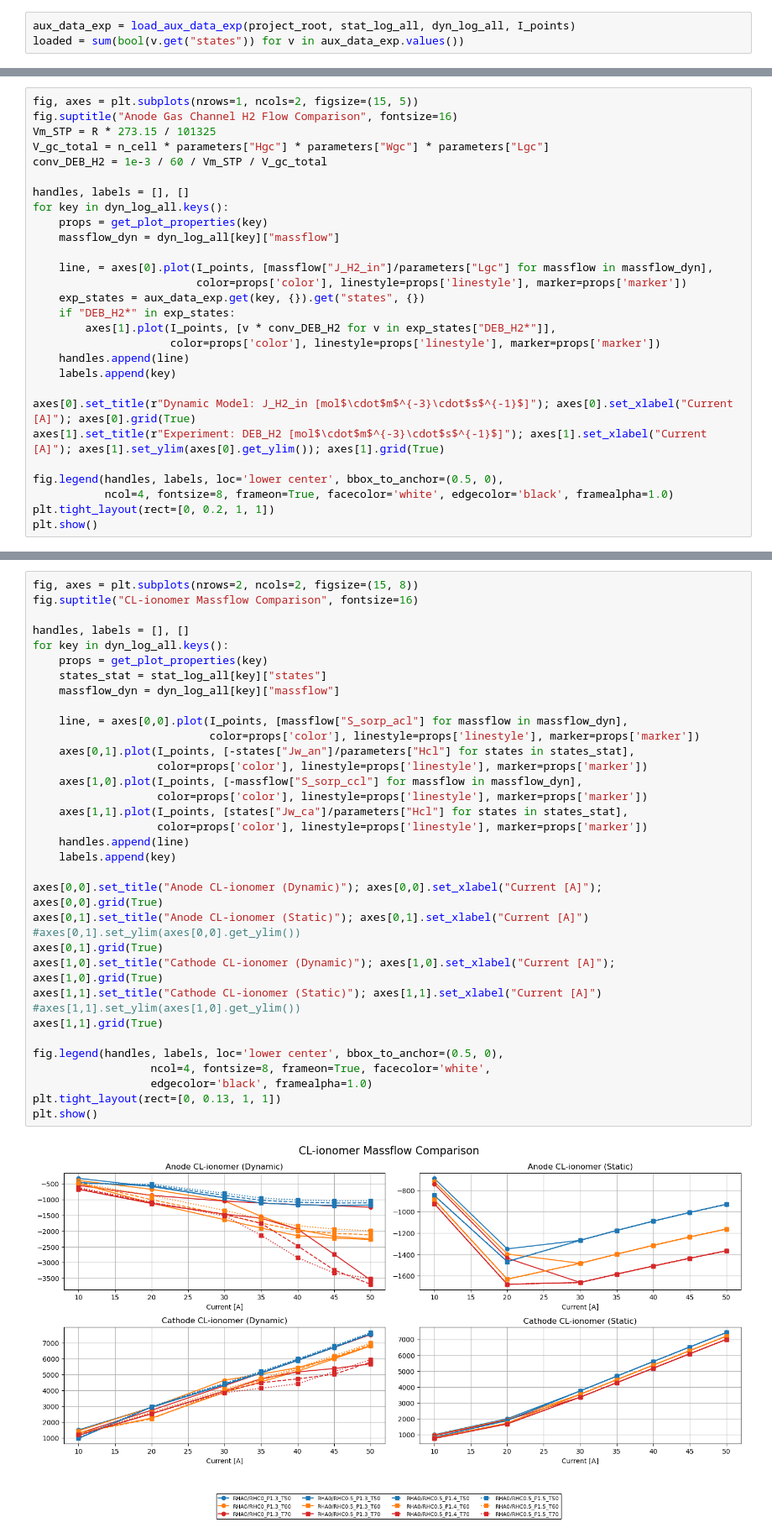
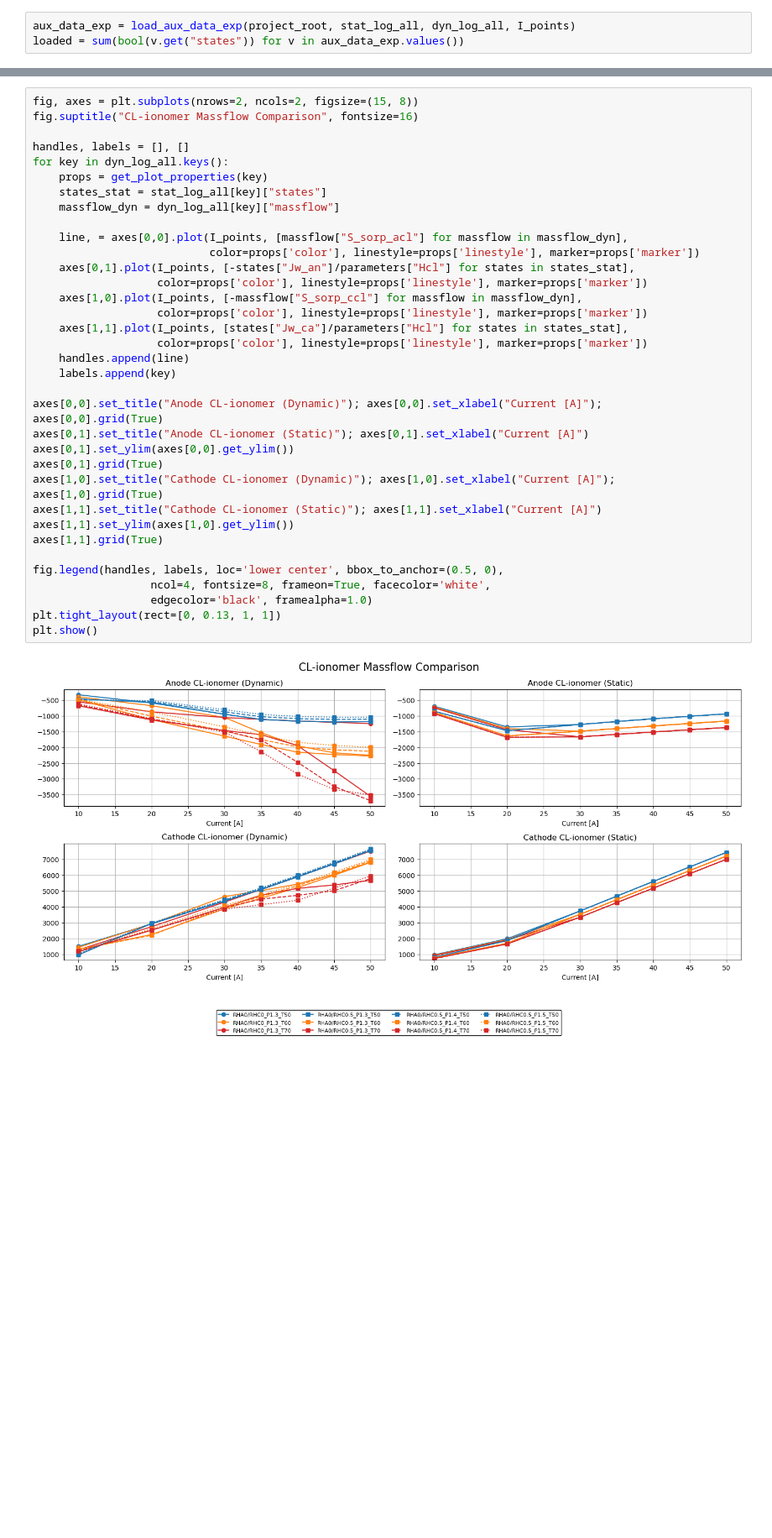
Before and after one commit to YuKwanH/DS-AlphaPEM, a Jupyter notebook: simulation/model/comparison/massflow.ipynb, the cells around one changed output, grey strips where cells are left out. Shown at 84% size. Cells and saved outputs as stored; diff of their text form; blank space fills up the shorter version.

```diff
--- a/simulation/model/comparison/massflow.ipynb
+++ b/simulation/model/comparison/massflow.ipynb
@@ -254,28 +274,0 @@ The measurement of the vapor inlet is constant because the sensor is before the
-# %%
-fig, axes = plt.subplots(nrows=1, ncols=2, figsize=(15, 5))
-fig.suptitle("Anode Gas Channel H2 Flow Comparison", fontsize=16)
-Vm_STP = R * 273.15 / 101325
-V_gc_total = n_cell * parameters["Hgc"] * parameters["Wgc"] * parameters["Lgc"]
-conv_DEB_H2 = 1e-3 / 60 / Vm_STP / V_gc_total
-
-handles, labels = [], []
-for key in dyn_log_all.keys():
-    props = get_plot_properties(key)
-    massflow_dyn = dyn_log_all[key]["massflow"]
-
-    line, = axes[0].plot(I_points, [massflow["J_H2_in"]/parameters["Lgc"] for massflow in massflow_dyn],
-                         color=props['color'], linestyle=props['linestyle'], marker=props['marker'])
-    exp_states = aux_data_exp.get(key, {}).get("states", {})
-    if "DEB_H2*" in exp_states:
-        axes[1].plot(I_points, [v * conv_DEB_H2 for v in exp_states["DEB_H2*"]],
-                     color=props['color'], linestyle=props['linestyle'], marker=props['marker'])
-    handles.append(line)
-    labels.append(key)
-
-axes[0].set_title(r"Dynamic Model: J_H2_in [mol$\cdot$m$^{-3}\cdot$s$^{-1}$]"); axes[0].set_xlabel("Current [A]"); axes[0].grid(True)
-axes[1].set_title(r"Experiment: DEB_H2 [mol$\cdot$m$^{-3}\cdot$s$^{-1}$]"); axes[1].set_xlabel("Current [A]"); axes[1].set_ylim(axes[0].get_ylim()); axes[1].grid(True)
-
-fig.legend(handles, labels, loc='lower center', bbox_to_anchor=(0.5, 0),
-           ncol=4, fontsize=8, frameon=True, facecolor='white', edgecolor='black', framealpha=1.0)
-plt.tight_layout(rect=[0, 0.2, 1, 1])
-plt.show()
@@ -385,33 +343,33 @@ handles, labels = [], []
 for key in dyn_log_all.keys():
     props = get_plot_properties(key)
     states_stat = stat_log_all[key]["states"]
     massflow_dyn = dyn_log_all[key]["massflow"]
 
     line, = axes[0,0].plot(I_points, [massflow["S_sorp_acl"] for massflow in massflow_dyn],
                            color=props['color'], linestyle=props['linestyle'], marker=props['marker'])
     axes[0,1].plot(I_points, [-states["Jw_an"]/parameters["Hcl"] for states in states_stat],
                    color=props['color'], linestyle=props['linestyle'], marker=props['marker'])
     axes[1,0].plot(I_points, [-massflow["S_sorp_ccl"] for massflow in massflow_dyn],
                    color=props['color'], linestyle=props['linestyle'], marker=props['marker'])
     axes[1,1].plot(I_points, [states["Jw_ca"]/parameters["Hcl"] for states in states_stat],
                    color=props['color'], linestyle=props['linestyle'], marker=props['marker'])
     handles.append(line)
     labels.append(key)
 
 axes[0,0].set_title("Anode CL-ionomer (Dynamic)"); axes[0,0].set_xlabel("Current [A]");
 axes[0,0].grid(True)
 axes[0,1].set_title("Anode CL-ionomer (Static)"); axes[0,1].set_xlabel("Current [A]")
-#axes[0,1].set_ylim(axes[0,0].get_ylim())
+axes[0,1].set_ylim(axes[0,0].get_ylim())
 axes[0,1].grid(True)
 axes[1,0].set_title("Cathode CL-ionomer (Dynamic)"); axes[1,0].set_xlabel("Current [A]"); axes[1,0].grid(True)
 axes[1,1].set_title("Cathode CL-ionomer (Static)"); axes[1,1].set_xlabel("Current [A]")
-#axes[1,1].set_ylim(axes[1,0].get_ylim())
+axes[1,1].set_ylim(axes[1,0].get_ylim())
 axes[1,1].grid(True)
 
 fig.legend(handles, labels, loc='lower center', bbox_to_anchor=(0.5, 0),
                   ncol=4, fontsize=8, frameon=True, facecolor='white',
                   edgecolor='black', framealpha=1.0)
 plt.tight_layout(rect=[0, 0.13, 1, 1])
 plt.show()
 # %% [output]
-[figure, old version]
+[figure, new version]
```
Also changed, not shown: parts of 19 cells of this notebook.
